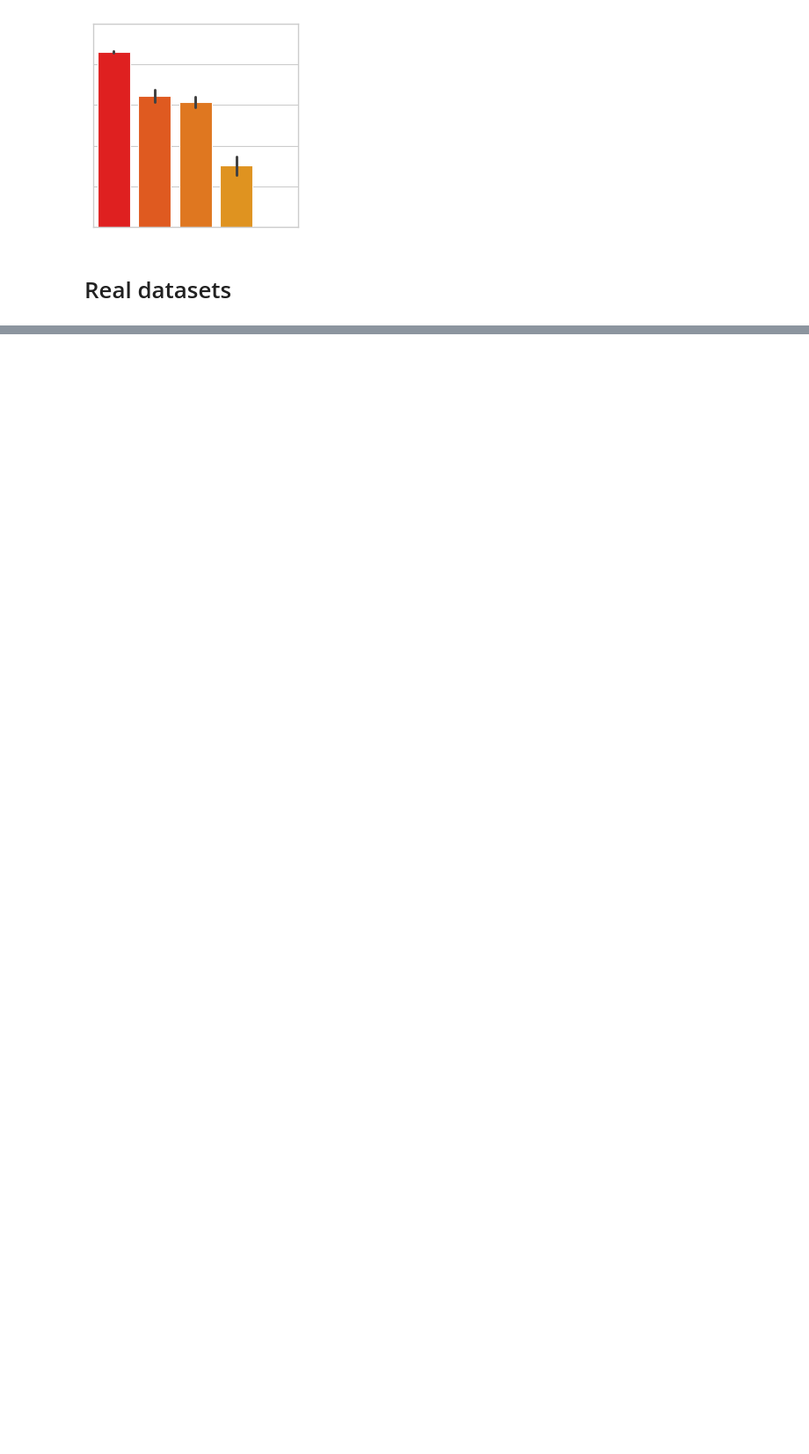
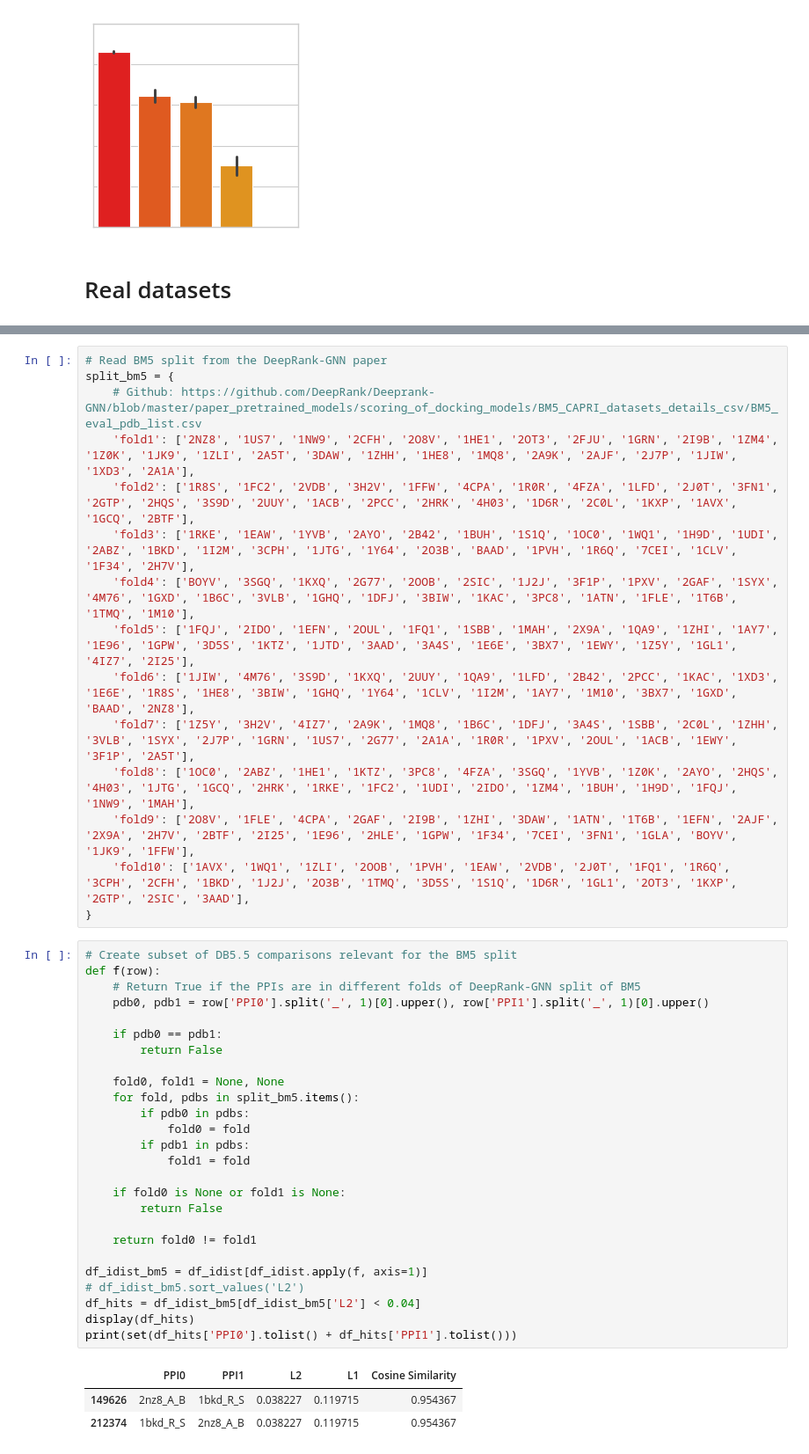
Before and after one commit to anton-bushuiev/PPIRef, a Jupyter notebook: notebooks/revealing_data_leakage_iclr_gem_2024.ipynb, the cells around one changed output, grey strips where cells are left out. Shown at 88% size. Saved outputs shown, nothing was run; the diff lists cells and outputs as text; blank space fills up the shorter version.

```diff
--- a/notebooks/revealing_data_leakage_iclr_gem_2024.ipynb
+++ b/notebooks/revealing_data_leakage_iclr_gem_2024.ipynb
@@ -409,0 +463,45 @@ Embeddings from folds: 343
+# %%
+# Read BM5 split from the DeepRank-GNN paper
+split_bm5 = {
+    # Github: https://github.com/DeepRank/Deeprank-GNN/blob/master/paper_pretrained_models/scoring_of_docking_models/BM5_CAPRI_datasets_details_csv/BM5_eval_pdb_list.csv
+    'fold1': ['2NZ8', '1US7', '1NW9', '2CFH', '2O8V', '1HE1', '2OT3', '2FJU', '1GRN', '2I9B', '1ZM4', '1Z0K', '1JK9', '1ZLI', '2A5T', '3DAW', '1ZHH', '1HE8', '1MQ8', '2A9K', '2AJF', '2J7P', '1JIW', '1XD3', '2A1A'],
+    'fold2': ['1R8S', '1FC2', '2VDB', '3H2V', '1FFW', '4CPA', '1R0R', '4FZA', '1LFD', '2J0T', '3FN1', '2GTP', '2HQS', '3S9D', '2UUY', '1ACB', '2PCC', '2HRK', '4H03', '1D6R', '2C0L', '1KXP', '1AVX', '1GCQ', '2BTF'],
+    'fold3': ['1RKE', '1EAW', '1YVB', '2AYO', '2B42', '1BUH', '1S1Q', '1OC0', '1WQ1', '1H9D', '1UDI', '2ABZ', '1BKD', '1I2M', '3CPH', '1JTG', '1Y64', '2O3B', 'BAAD', '1PVH', '1R6Q', '7CEI', '1CLV', '1F34', '2H7V'],
+    'fold4': ['BOYV', '3SGQ', '1KXQ', '2G77', '2OOB', '2SIC', '1J2J', '3F1P', '1PXV', '2GAF', '1SYX', '4M76', '1GXD', '1B6C', '3VLB', '1GHQ', '1DFJ', '3BIW', '1KAC', '3PC8', '1ATN', '1FLE', '1T6B', '1TMQ', '1M10'],
+    'fold5': ['1FQJ', '2IDO', '1EFN', '2OUL', '1FQ1', '1SBB', '1MAH', '2X9A', '1QA9', '1ZHI', '1AY7', '1E96', '1GPW', '3D5S', '1KTZ', '1JTD', '3AAD', '3A4S', '1E6E', '3BX7', '1EWY', '1Z5Y', '1GL1', '4IZ7', '2I25'],
+    'fold6': ['1JIW', '4M76', '3S9D', '1KXQ', '2UUY', '1QA9', '1LFD', '2B42', '2PCC', '1KAC', '1XD3', '1E6E', '1R8S', '1HE8', '3BIW', '1GHQ', '1Y64', '1CLV', '1I2M', '1AY7', '1M10', '3BX7', '1GXD', 'BAAD', '2NZ8'],
+    'fold7': ['1Z5Y', '3H2V', '4IZ7', '2A9K', '1MQ8', '1B6C', '1DFJ', '3A4S', '1SBB', '2C0L', '1ZHH', '3VLB', '1SYX', '2J7P', '1GRN', '1US7', '2G77', '2A1A', '1R0R', '1PXV', '2OUL', '1ACB', '1EWY', '3F1P', '2A5T'],
+    'fold8': ['1OC0', '2ABZ', '1HE1', '1KTZ', '3PC8', '4FZA', '3SGQ', '1YVB', '1Z0K', '2AYO', '2HQS', '4H03', '1JTG', '1GCQ', '2HRK', '1RKE', '1FC2', '1UDI', '2IDO', '1ZM4', '1BUH', '1H9D', '1FQJ', '1NW9', '1MAH'],
+    'fold9': ['2O8V', '1FLE', '4CPA', '2GAF', '2I9B', '1ZHI', '3DAW', '1ATN', '1T6B', '1EFN', '2AJF', '2X9A', '2H7V', '2BTF', '2I25', '1E96', '2HLE', '1GPW', '1F34', '7CEI', '3FN1', '1GLA', 'BOYV', '1JK9', '1FFW'],
+    'fold10': ['1AVX', '1WQ1', '1ZLI', '2OOB', '1PVH', '1EAW', '2VDB', '2J0T', '1FQ1', '1R6Q', '3CPH', '2CFH', '1BKD', '1J2J', '2O3B', '1TMQ', '3D5S', '1S1Q', '1D6R', '1GL1', '2OT3', '1KXP', '2GTP', '2SIC', '3AAD'],
+}
+# %%
+# Create subset of DB5.5 comparisons relevant for the BM5 split
+def f(row):
+    # Return True if the PPIs are in different folds of DeepRank-GNN split of BM5
+    pdb0, pdb1 = row['PPI0'].split('_', 1)[0].upper(), row['PPI1'].split('_', 1)[0].upper()
+
+    if pdb0 == pdb1:
+        return False
+
+    fold0, fold1 = None, None
+    for fold, pdbs in split_bm5.items():
+        if pdb0 in pdbs:
+            fold0 = fold
+        if pdb1 in pdbs:
+            fold1 = fold
+
+    if fold0 is None or fold1 is None:
+        return False
+
+    return fold0 != fold1
+
+df_idist_bm5 = df_idist[df_idist.apply(f, axis=1)]
+# df_idist_bm5.sort_values('L2')
+df_hits = df_idist_bm5[df_idist_bm5['L2'] < 0.04]
+display(df_hits)
+print(set(df_hits['PPI0'].tolist() + df_hits['PPI1'].tolist()))
+# %% [output]
+|  | PPI0 | PPI1 | L2 | L1 | Cosine Similarity |
+| 149626 | 2nz8_A_B | 1bkd_R_S | 0.038227 | 0.119715 | 0.954367 |
+| 212374 | 1bkd_R_S | 2nz8_A_B | 0.038227 | 0.119715 | 0.954367 |
```
Also changed, not shown: parts of 10 cells of this notebook.
